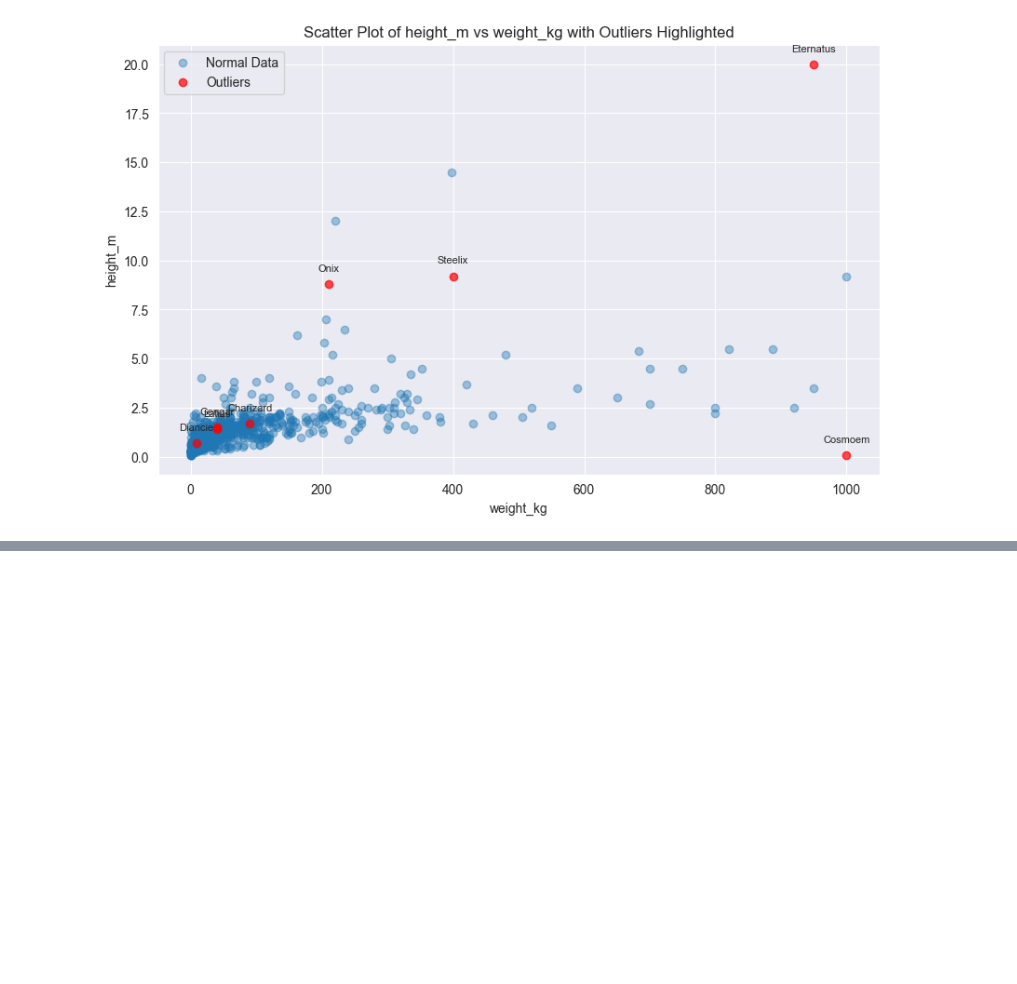
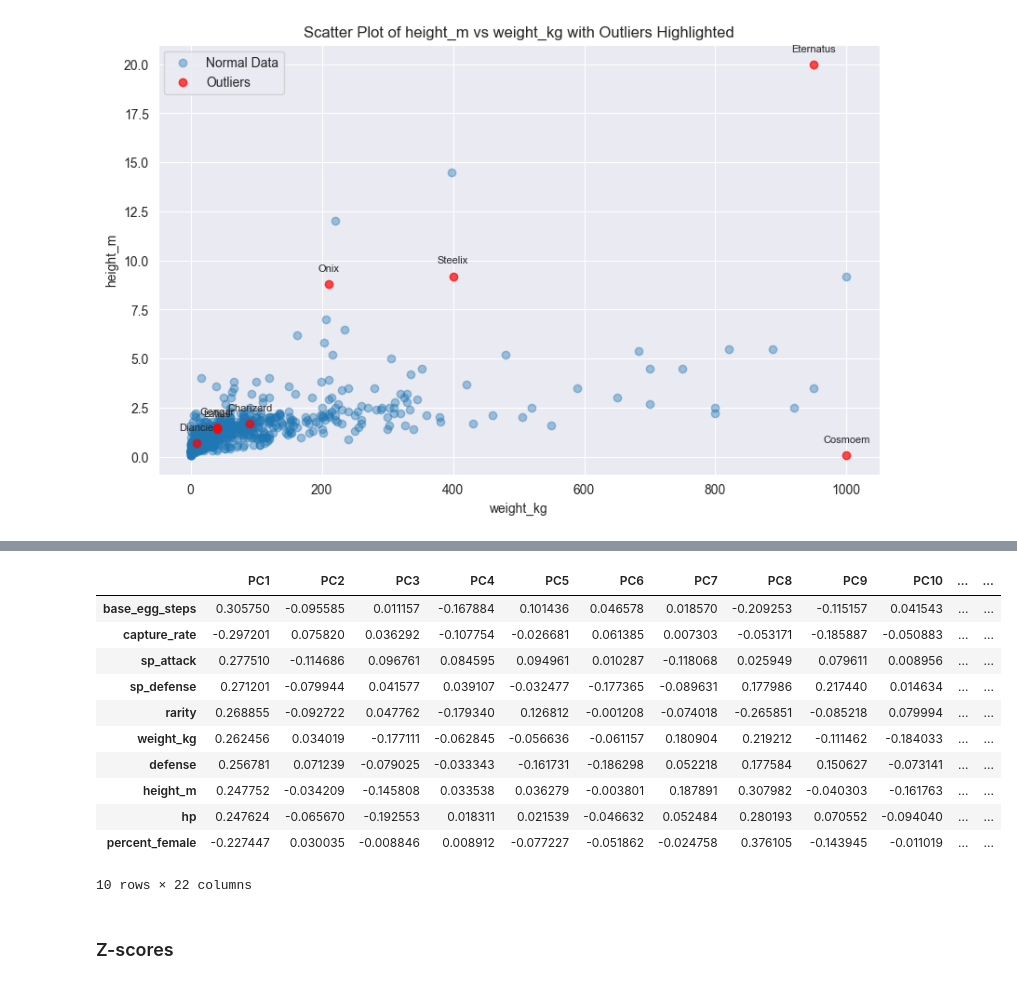
Before and after one commit to jsvobo/pokedex_analysis, a Jupyter notebook: outlier_analysis/main_no_gen.ipynb, the cells around one changed output, grey strips where cells are left out. Cells and saved outputs as stored; diff of their text form; code cells hidden in the pictures; blank space fills up the shorter version.

```diff
--- a/outlier_analysis/main_no_gen.ipynb
+++ b/outlier_analysis/main_no_gen.ipynb
@@ -550,0 +684,18 @@ scatter_with_outliers(data_df, 'weight_kg', 'height_m', highlight_mask, annotate
+# %%
+loading_df["abs_PC1_loading"] = loading_df["PC1"].abs()
+loading_df.sort_values("abs_PC1_loading", ascending=False).head(10)
+# %% [output]
+|  | PC1 | PC2 | PC3 | PC4 | PC5 | PC6 | PC7 | PC8 | PC9 | PC10 | ... | ... |
+| base_egg_steps | 0.305750 | -0.095585 | 0.011157 | -0.167884 | 0.101436 | 0.046578 | 0.018570 | -0.209253 | -0.115157 | 0.041543 | ... | ... |
+| capture_rate | -0.297201 | 0.075820 | 0.036292 | -0.107754 | -0.026681 | 0.061385 | 0.007303 | -0.053171 | -0.185887 | -0.050883 | ... | ... |
+| sp_attack | 0.277510 | -0.114686 | 0.096761 | 0.084595 | 0.094961 | 0.010287 | -0.118068 | 0.025949 | 0.079611 | 0.008956 | ... | ... |
+| sp_defense | 0.271201 | -0.079944 | 0.041577 | 0.039107 | -0.032477 | -0.177365 | -0.089631 | 0.177986 | 0.217440 | 0.014634 | ... | ... |
+| rarity | 0.268855 | -0.092722 | 0.047762 | -0.179340 | 0.126812 | -0.001208 | -0.074018 | -0.265851 | -0.085218 | 0.079994 | ... | ... |
+| weight_kg | 0.262456 | 0.034019 | -0.177111 | -0.062845 | -0.056636 | -0.061157 | 0.180904 | 0.219212 | -0.111462 | -0.184033 | ... | ... |
+| defense | 0.256781 | 0.071239 | -0.079025 | -0.033343 | -0.161731 | -0.186298 | 0.052218 | 0.177584 | 0.150627 | -0.073141 | ... | ... |
+| height_m | 0.247752 | -0.034209 | -0.145808 | 0.033538 | 0.036279 | -0.003801 | 0.187891 | 0.307982 | -0.040303 | -0.161763 | ... | ... |
+| hp | 0.247624 | -0.065670 | -0.192553 | 0.018311 | 0.021539 | -0.046632 | 0.052484 | 0.280193 | 0.070552 | -0.094040 | ... | ... |
+| percent_female | -0.227447 | 0.030035 | -0.008846 | 0.008912 | -0.077227 | -0.051862 | -0.024758 | 0.376105 | -0.143945 | -0.011019 | ... | ... |
+10 rows × 22 columns
+# %% [markdown]
+### Z-scores ###
```
Also changed, not shown: parts of 16 cells of this notebook.
